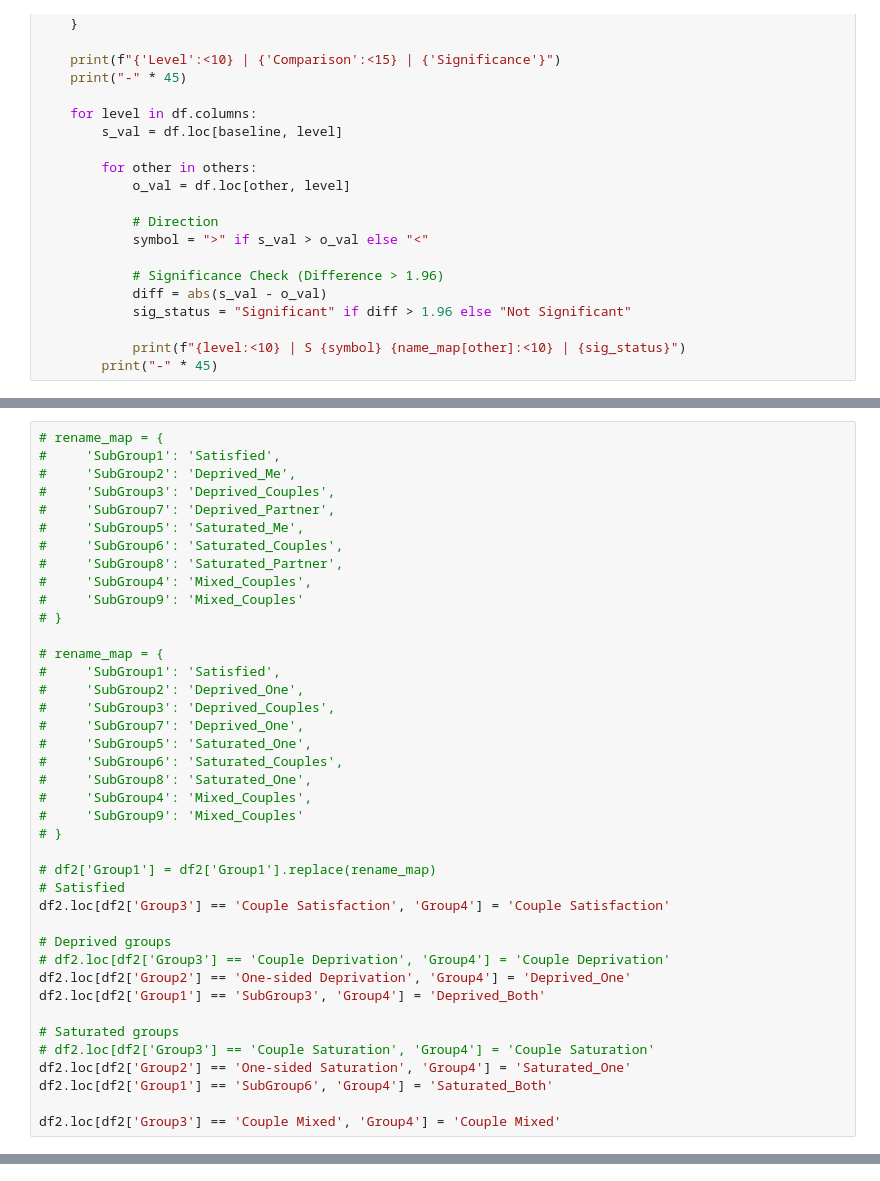
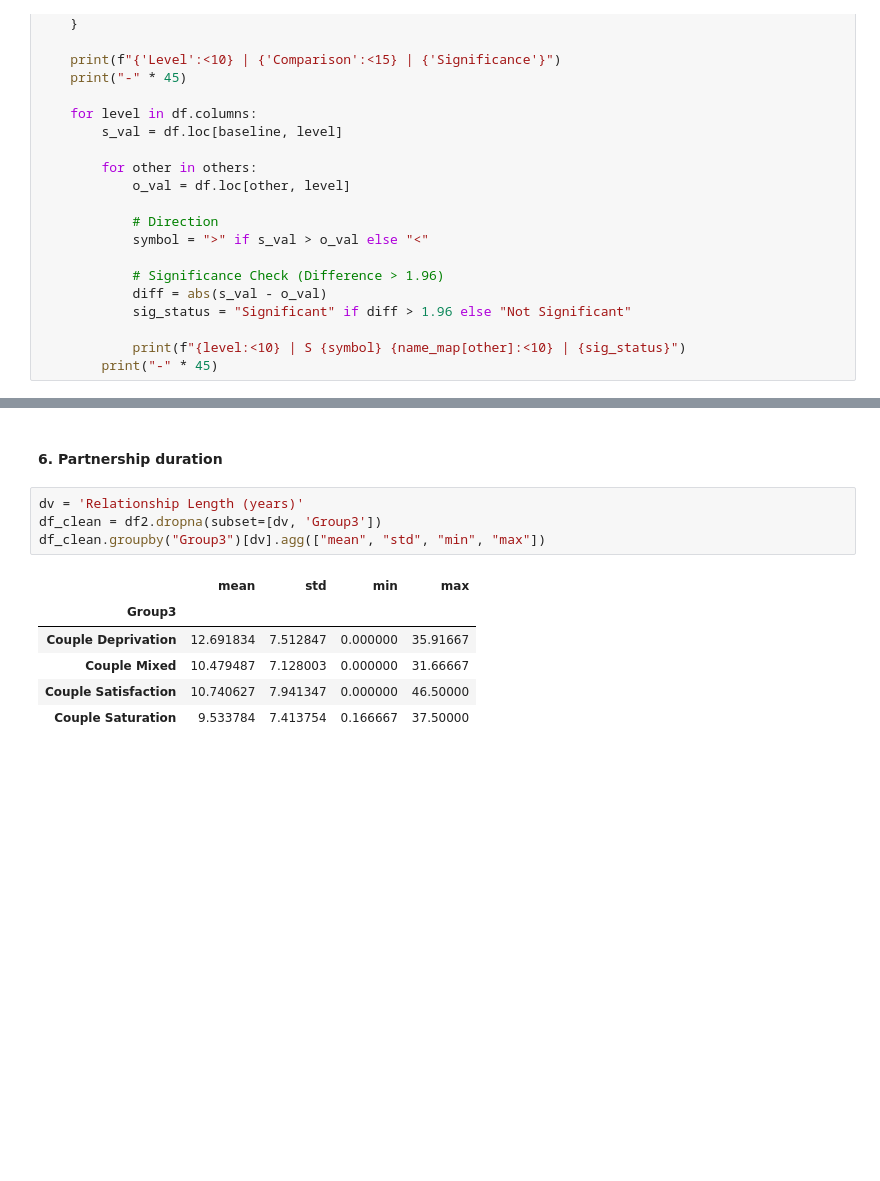
Before and after one commit to EdgardoCS/touchCouples, a Jupyter notebook: 2-descriptive_stats.ipynb, the cells around one changed output, grey strips where cells are left out. Drawn from its saved outputs; the diff is of its cells as text; blank space fills up the shorter version.

```diff
--- a/2-descriptive_stats.ipynb
+++ b/2-descriptive_stats.ipynb
@@ -792,40 +217,0 @@ t(936.43) = -1.44, p 0.15142143056957713, d = -0.06.
-# %%
-# rename_map = {
-#     'SubGroup1': 'Satisfied',
-#     'SubGroup2': 'Deprived_Me',
-#     'SubGroup3': 'Deprived_Couples',
-#     'SubGroup7': 'Deprived_Partner',
-#     'SubGroup5': 'Saturated_Me',
-#     'SubGroup6': 'Saturated_Couples',
-#     'SubGroup8': 'Saturated_Partner',
-#     'SubGroup4': 'Mixed_Couples',
-#     'SubGroup9': 'Mixed_Couples'
-# }
-
-# rename_map = {
-#     'SubGroup1': 'Satisfied',
-#     'SubGroup2': 'Deprived_One',
-#     'SubGroup3': 'Deprived_Couples',
-#     'SubGroup7': 'Deprived_One',
-#     'SubGroup5': 'Saturated_One',
-#     'SubGroup6': 'Saturated_Couples',
-#     'SubGroup8': 'Saturated_One',
-#     'SubGroup4': 'Mixed_Couples',
-#     'SubGroup9': 'Mixed_Couples'
-# }
-
-# df2['Group1'] = df2['Group1'].replace(rename_map)
-# Satisfied
-df2.loc[df2['Group3'] == 'Couple Satisfaction', 'Group4'] = 'Couple Satisfaction'
-
-# Deprived groups
-# df2.loc[df2['Group3'] == 'Couple Deprivation', 'Group4'] = 'Couple Deprivation'
-df2.loc[df2['Group2'] == 'One-sided Deprivation', 'Group4'] = 'Deprived_One'
-df2.loc[df2['Group1'] == 'SubGroup3', 'Group4'] = 'Deprived_Both'
-
-# Saturated groups
-# df2.loc[df2['Group3'] == 'Couple Saturation', 'Group4'] = 'Couple Saturation'
-df2.loc[df2['Group2'] == 'One-sided Saturation', 'Group4'] = 'Saturated_One'
-df2.loc[df2['Group1'] == 'SubGroup6', 'Group4'] = 'Saturated_Both'
-
-df2.loc[df2['Group3'] == 'Couple Mixed', 'Group4'] = 'Couple Mixed'
@@ -895,0 +618,13 @@ Self-esteem                11.56  2.64
+# %% [markdown]
+#### 6. Partnership duration
+# %%
+dv = 'Relationship Length (years)'
+df_clean = df2.dropna(subset=[dv, 'Group3'])
+df_clean.groupby("Group3")[dv].agg(["mean", "std", "min", "max"])
+# %% [output]
+|  | mean | std | min | max |
+| Group3 |  |  |  |  |
+| Couple Deprivation | 12.691834 | 7.512847 | 0.000000 | 35.91667 |
+| Couple Mixed | 10.479487 | 7.128003 | 0.000000 | 31.66667 |
+| Couple Satisfaction | 10.740627 | 7.941347 | 0.000000 | 46.50000 |
+| Couple Saturation | 9.533784 | 7.413754 | 0.166667 | 37.50000 |
```
Also changed, not shown: parts of 74 cells of this notebook, 4 other files.
